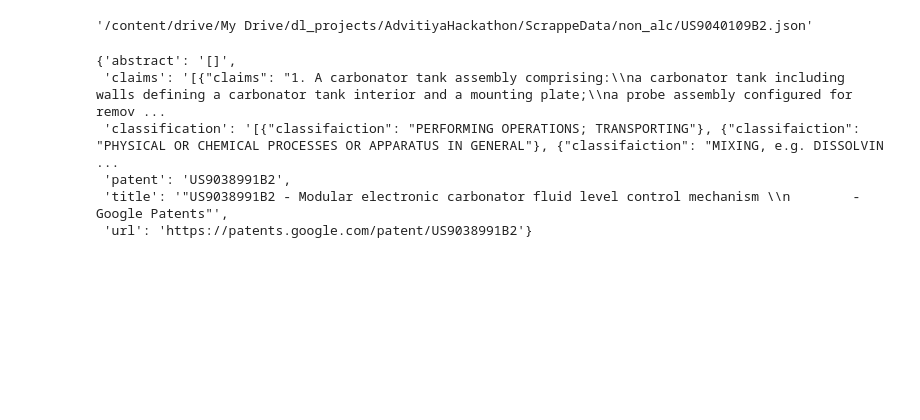
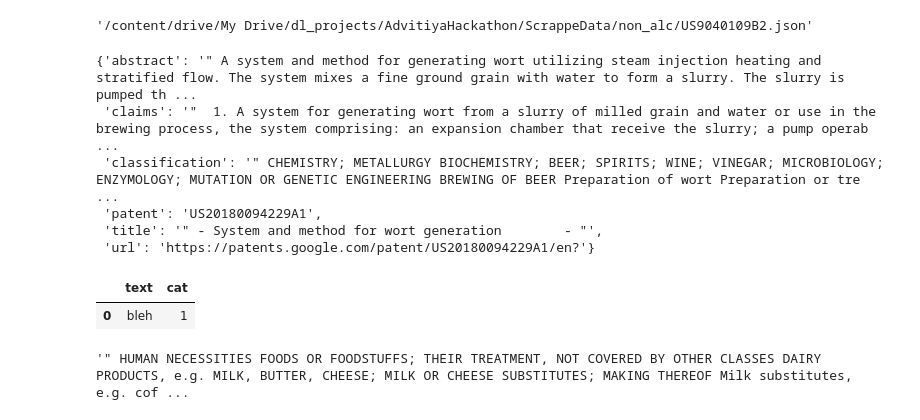
Before and after one commit to Nilanshrajput/AdvitiyaHackathon, a Jupyter notebook: Scrapper_colab.ipynb, the cells around one changed output. Saved outputs shown, nothing was run; the diff lists cells and outputs as text; code cells hidden in the pictures; blank space fills up the shorter version.

```diff
--- a/Scrapper_colab.ipynb
+++ b/Scrapper_colab.ipynb
@@ -141,12 +219,22 @@ non_alc_json_pt[1]
 # %%
 
-with open(non_alc_json_pt[4]) as json_file:
+with open(alc_json_pt[200]) as json_file:
     data = json.load(json_file)
 data
 # %% [output]
-{'abstract': '[]',
- 'claims': '[{"claims": "1. A carbonator tank assembly comprising:\\na carbonator tank including walls defining a carbonator tank interior and a mounting plate;\\na probe assembly configured for remov ...
- 'classification': '[{"classifaiction": "PERFORMING OPERATIONS; TRANSPORTING"}, {"classifaiction": "PHYSICAL OR CHEMICAL PROCESSES OR APPARATUS IN GENERAL"}, {"classifaiction": "MIXING, e.g. DISSOLVIN ...
- 'patent': 'US9038991B2',
- 'title': '"US9038991B2 - Modular electronic carbonator fluid level control mechanism \\n        - Google Patents"',
- 'url': 'https://patents.google.com/patent/US9038991B2'}
+{'abstract': '" A system and method for generating wort utilizing steam injection heating and stratified flow. The system mixes a fine ground grain with water to form a slurry. The slurry is pumped th ...
+ 'claims': '"  1. A system for generating wort from a slurry of milled grain and water or use in the brewing process, the system comprising: an expansion chamber that receive the slurry; a pump operab ...
+ 'classification': '" CHEMISTRY; METALLURGY BIOCHEMISTRY; BEER; SPIRITS; WINE; VINEGAR; MICROBIOLOGY; ENZYMOLOGY; MUTATION OR GENETIC ENGINEERING BREWING OF BEER Preparation of wort Preparation or tre ...
+ 'patent': 'US20180094229A1',
+ 'title': '" - System and method for wort generation        - "',
+ 'url': 'https://patents.google.com/patent/US20180094229A1/en?'}
+# %%
+cleaned_data  = pd.DataFrame(columns=["text","cat"])
+cleaned_data.append({"text":'bleh',"cat":1},ignore_index= True)
+# %% [output]
+|  | text | cat |
+| 0 | bleh | 1 |
+# %%
+(data['classification'])
+# %% [output]
+'" HUMAN NECESSITIES FOODS OR FOODSTUFFS; THEIR TREATMENT, NOT COVERED BY OTHER CLASSES DAIRY PRODUCTS, e.g. MILK, BUTTER, CHEESE; MILK OR CHEESE SUBSTITUTES; MAKING THEREOF Milk substitutes, e.g. cof ...
```
Also changed, not shown: parts of 15 cells of this notebook.
